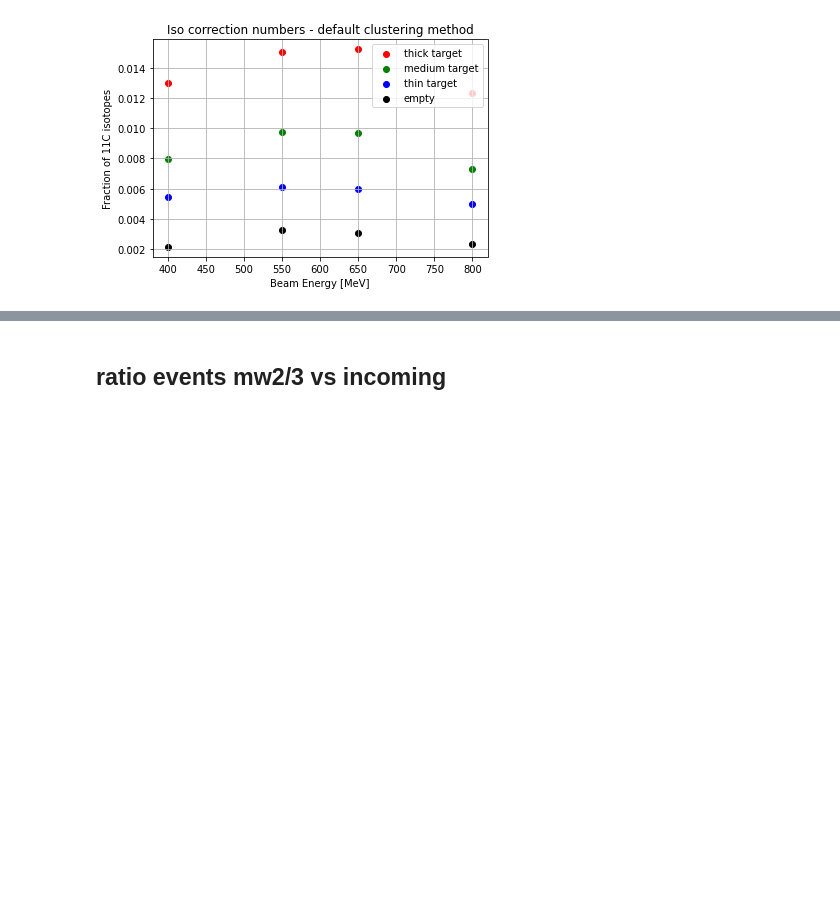
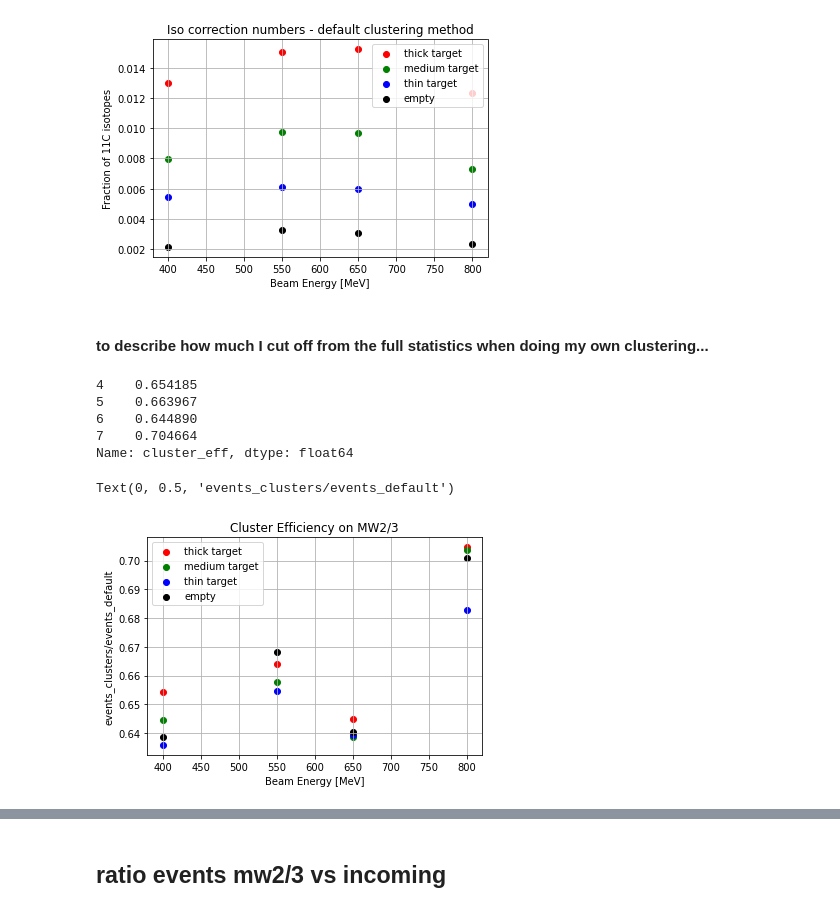
Before and after one commit to jenegger/r3bweek24_gsi, a Jupyter notebook: preliminary_charge_chaning_methods.ipynb, the cells around one changed output, grey strips where cells are left out. Saved outputs shown, nothing was run; the diff lists cells and outputs as text; code cells hidden in the pictures; blank space fills up the shorter version.

```diff
--- a/preliminary_charge_chaning_methods.ipynb
+++ b/preliminary_charge_chaning_methods.ipynb
@@ -1140,3 +1140,32 @@ ax.set_ylabel("Fraction of 11C isotopes")
 # %% [output]
 Text(0, 0.5, 'Fraction of 11C isotopes')
 [figure]
+# %% [markdown]
+#### to describe how much I cut off from the full statistics when doing my own clustering...
+# %%
+cluster_eff_2198 = df_iso_own.loc[(df_iso_own["targettype"] == "c_2198")]['cluster_eff']
+cluster_eff_1086 = df_iso_own.loc[(df_iso_own["targettype"] == "c_1086")]['cluster_eff']
+cluster_eff_54 = df_iso_own.loc[(df_iso_own["targettype"] == "c_54")]['cluster_eff']
+cluster_eff_empty = df_iso_own.loc[(df_iso_own["targettype"] == "empty")]['cluster_eff']
+print(cluster_eff_2198)
+
+fig, ax = plt.subplots()
+#fig.tight_layout()
+
+ax.scatter(energy,cluster_eff_2198,label="thick target",color='red',marker="o")
+ax.scatter(energy,cluster_eff_1086,label="medium target",color='green',marker="o")
+ax.scatter(energy,cluster_eff_54,label="thin target",color='blue',marker="o")
+ax.scatter(energy,cluster_eff_empty,label="empty",color='black',marker="o")
+ax.legend()
+ax.grid()
+ax.set_title("Cluster Efficiency on MW2/3")
+ax.set_xlabel("Beam Energy [MeV]")
+ax.set_ylabel("events_clusters/events_default")
+# %% [output]
+4    0.654185
+5    0.663967
+6    0.644890
+7    0.704664
+Name: cluster_eff, dtype: float64
+Text(0, 0.5, 'events_clusters/events_default')
+[figure, added]
```
Also changed, not shown: parts of 2 cells of this notebook.
